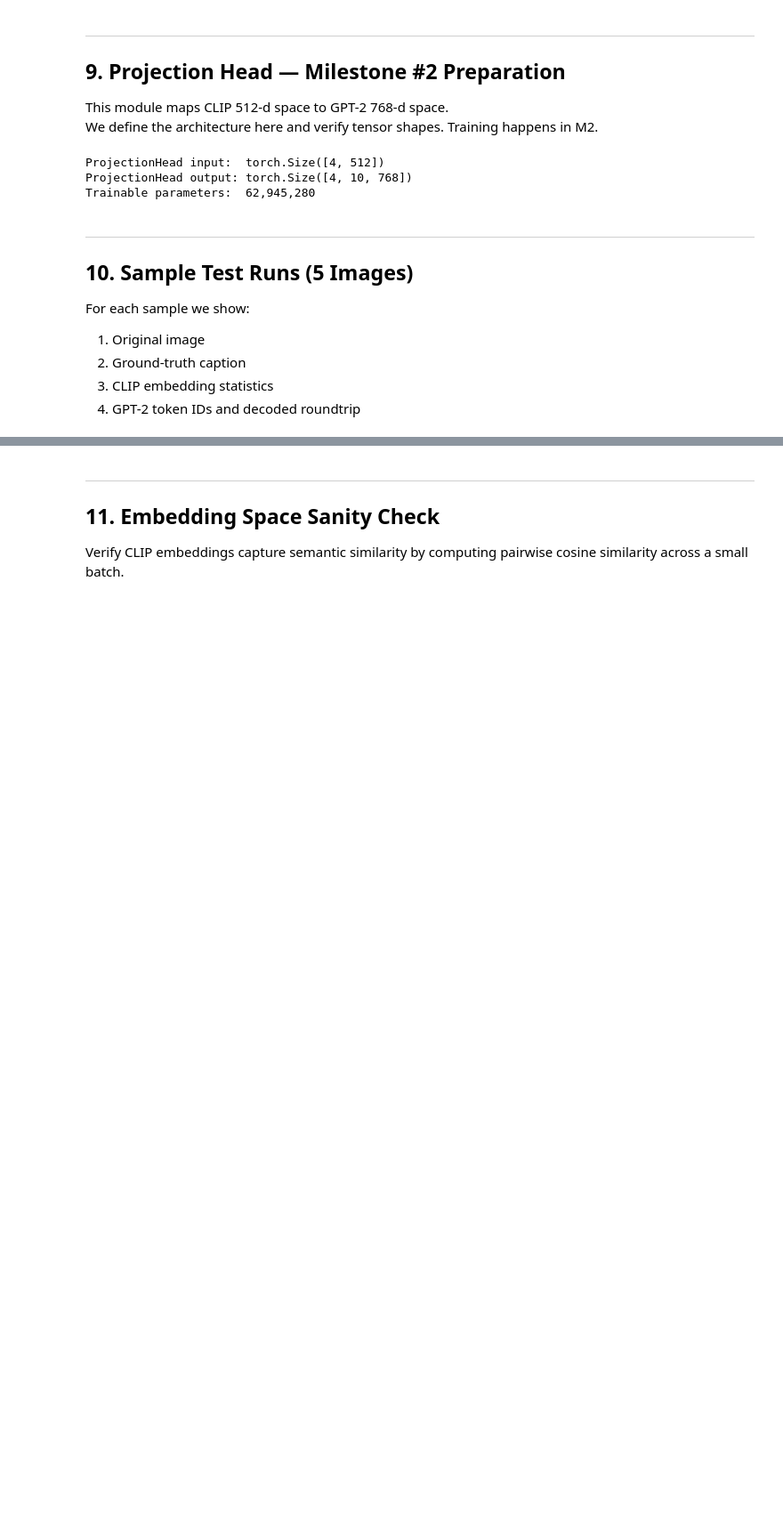
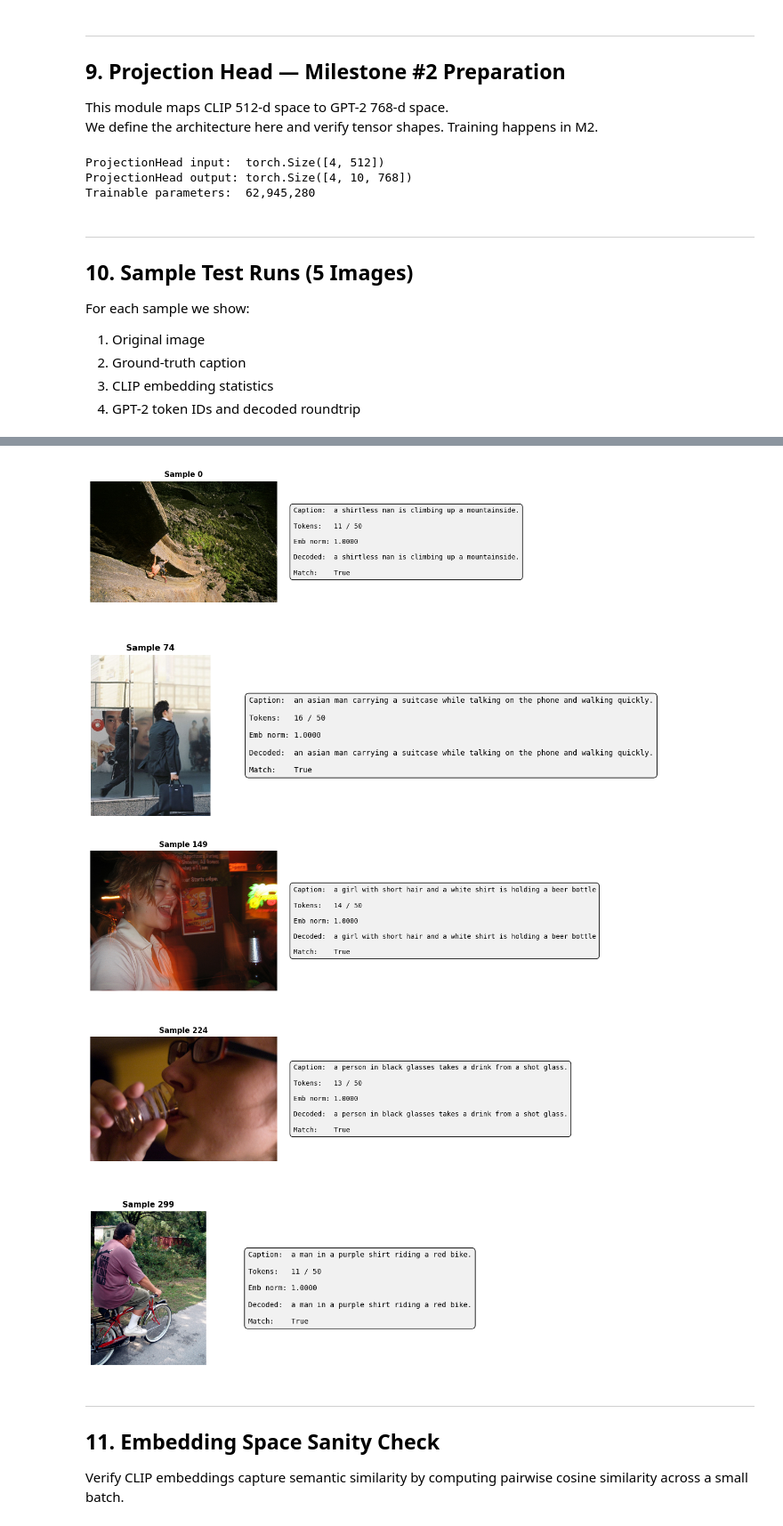
Before and after one commit to lequo-neu/Generative_Project, a Jupyter notebook: notebooks/milestone1_data_pipeline.ipynb, the cells around one changed output, grey strips where cells are left out. Shown at 89% size. Cells and saved outputs as stored; diff of their text form; code cells hidden in the pictures; blank space fills up the shorter version.

```diff
--- a/notebooks/milestone1_data_pipeline.ipynb
+++ b/notebooks/milestone1_data_pipeline.ipynb
@@ -873,3 +772,48 @@ Roundtrip OK:    True
+# %%
+def run_sample_test(data, clip_enc, tok, idx, raw_dataset):
+    record = data[idx]
+    image = record["image"]
+    if image.mode != "RGB":
+        image = image.convert("RGB")
+    embedding = clip_enc.encode_image(image)
+    encoded = tok.encode(record["caption"])
+    decoded = tok.decode(encoded["input_ids"])
+    active = encoded["attention_mask"].sum().item()
+    total = len(encoded["input_ids"])
+
+    fig, axes = plt.subplots(1, 2, figsize=(14, 3.5),
+                             gridspec_kw={"width_ratios": [1, 2.5]})
+    axes[0].imshow(image)
+    axes[0].axis("off")
+    axes[0].set_title(f"Sample {idx}", fontsize=11, fontweight="bold")
+
+    text = (
+        f"Caption:  {record['caption'][:85]}\n\n"
+        f"Tokens:   {active} / {total}\n\n"
+        f"Emb norm: {embedding.norm().item():.4f}\n\n"
+        f"Decoded:  {decoded[:85]}\n\n"
+        f"Match:    {decoded.strip() == record['caption'].strip()}"
+    )
+    axes[1].axis("off")
+    axes[1].text(
+        0.02, 0.50, text,
+        transform=axes[1].transAxes,
+        fontsize=10, verticalalignment="center", fontfamily="monospace",
+        bbox=dict(boxstyle="round,pad=0.5", facecolor="#f0f0f0", alpha=0.9),
+    )
+    plt.tight_layout()
+    plt.show()
+
+
+sample_indices = np.linspace(0, len(test_data) - 1, 5, dtype=int)
+for idx in sample_indices:
+    run_sample_test(test_data, clip_encoder, caption_tokenizer, idx, raw_dataset)
+# %% [output]
+[figure, added]
+[figure, added]
+[figure, added]
+[figure, added]
+[figure, added]
 # %% [markdown]
 ---
 ## 11. Embedding Space Sanity Check
```
Also changed, not shown: parts of 11 cells of this notebook, 2 other files.
